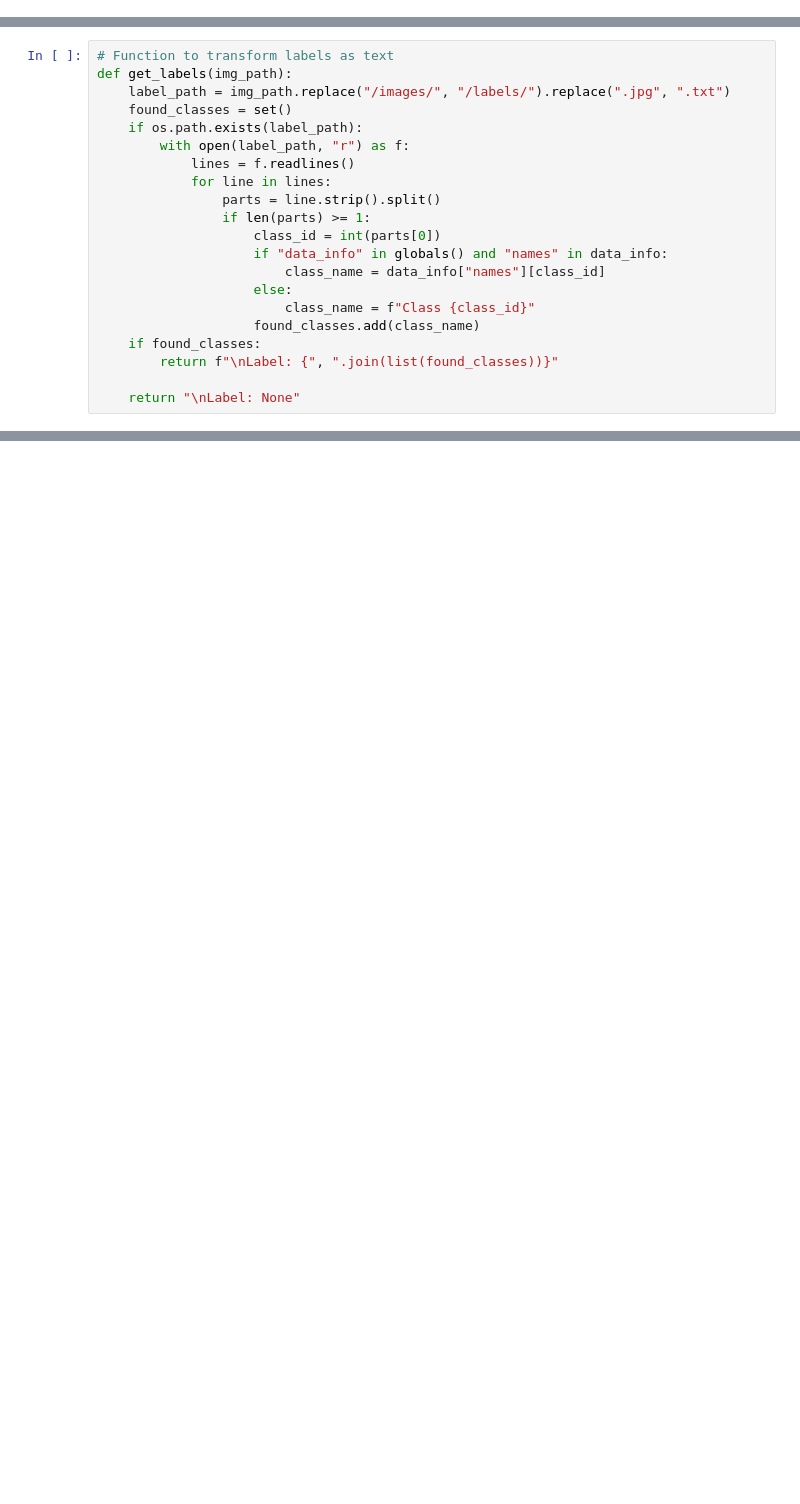
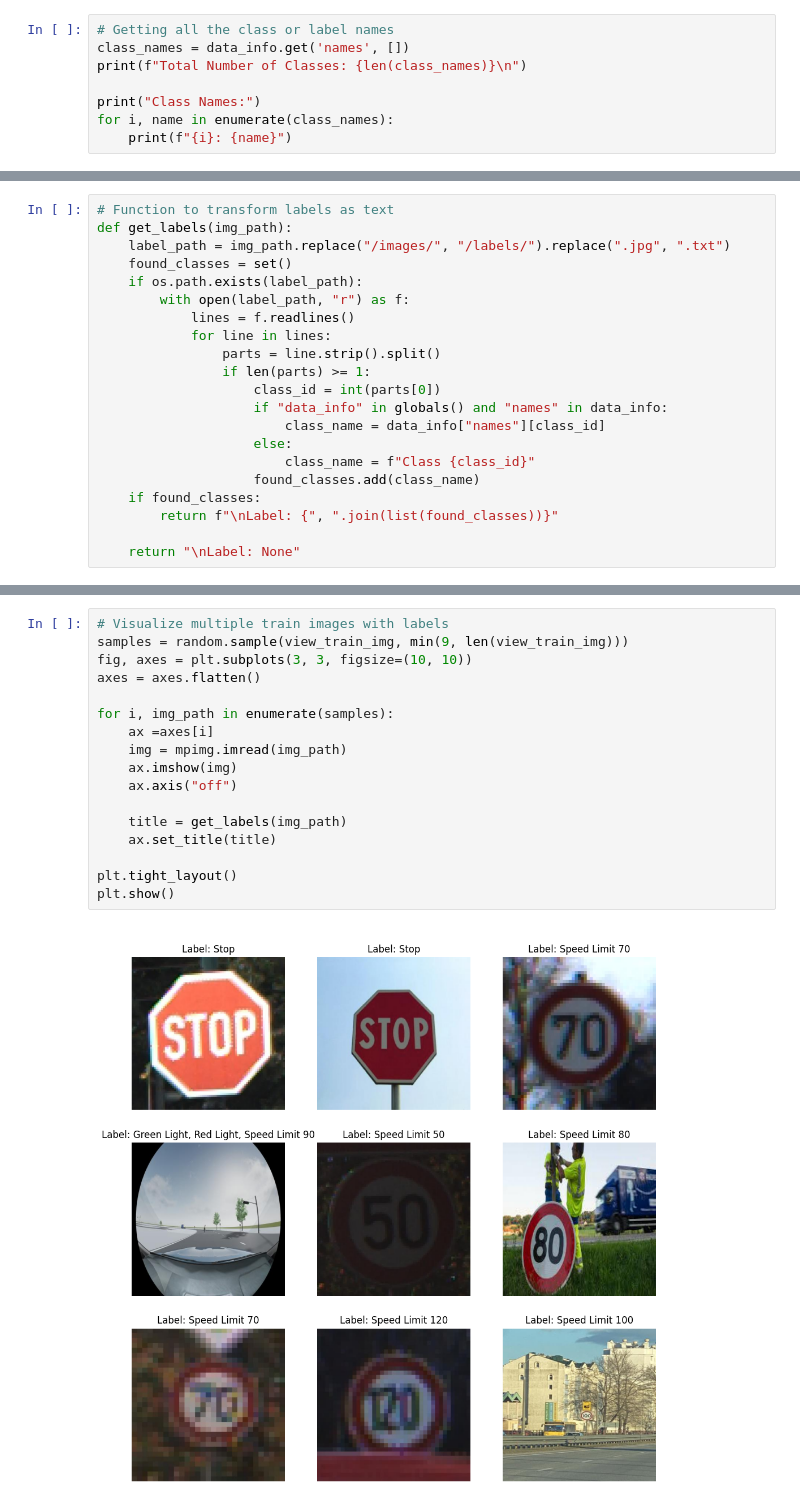
Before and after one commit to CS171-Semester-Project/traffic-sign-detection, a Jupyter notebook: traffic_sign_detection.ipynb, the cells around one changed output, grey strips where cells are left out. Cells and saved outputs as stored; diff of their text form; blank space fills up the shorter version.

Commit message:
Finished Data Preparation stage

```diff
--- a/traffic_sign_detection.ipynb
+++ b/traffic_sign_detection.ipynb
@@ -69,0 +66,8 @@ print(data_info)
+# %%
+# Getting all the class or label names
+class_names = data_info.get('names', [])
+print(f"Total Number of Classes: {len(class_names)}\n")
+
+print("Class Names:")
+for i, name in enumerate(class_names):
+    print(f"{i}: {name}")
@@ -115,0 +144,19 @@ else:
+# %%
+# Visualize multiple train images with labels
+samples = random.sample(view_train_img, min(9, len(view_train_img)))
+fig, axes = plt.subplots(3, 3, figsize=(10, 10))
+axes = axes.flatten()
+
+for i, img_path in enumerate(samples):
+    ax =axes[i]
+    img = mpimg.imread(img_path)
+    ax.imshow(img)
+    ax.axis("off")
+
+    title = get_labels(img_path)
+    ax.set_title(title)
+
+plt.tight_layout()
+plt.show()
+# %% [output]
+[figure, added]
```
Also changed, not shown: parts of 5 cells of this notebook.
